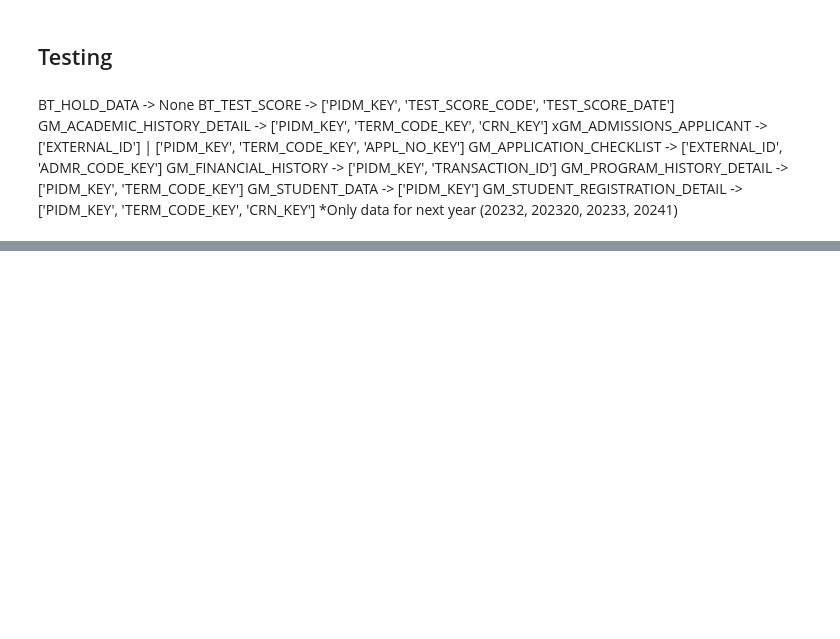
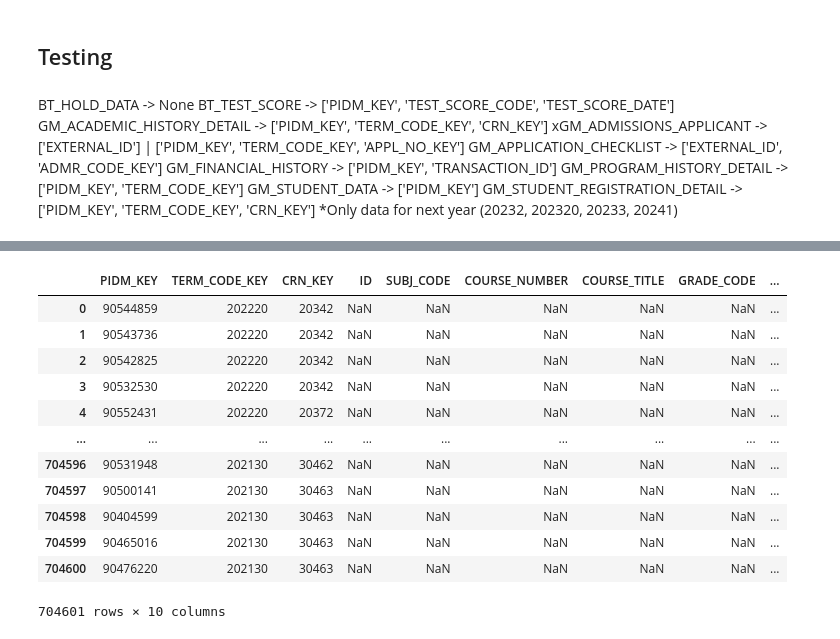
Before and after one commit to JoseTellezRendon/CRM-Validation, a Jupyter notebook: quick_test.ipynb, the cells around one changed output, grey strips where cells are left out. Saved outputs shown, nothing was run; the diff lists cells and outputs as text; code cells hidden in the pictures; blank space fills up the shorter version.

```diff
--- a/quick_test.ipynb
+++ b/quick_test.ipynb
@@ -425,0 +618,16 @@ AttributeError: property 'existence_result' of 'Validator' object has no setter
+# %%
+acad_hist_validator.target_rows_not_in_origin
+# %% [output]
+|  | PIDM_KEY | TERM_CODE_KEY | CRN_KEY | ID | SUBJ_CODE | COURSE_NUMBER | COURSE_TITLE | GRADE_CODE | ... |
+| 0 | 90544859 | 202220 | 20342 | NaN | NaN | NaN | NaN | NaN | ... |
+| 1 | 90543736 | 202220 | 20342 | NaN | NaN | NaN | NaN | NaN | ... |
+| 2 | 90542825 | 202220 | 20342 | NaN | NaN | NaN | NaN | NaN | ... |
+| 3 | 90532530 | 202220 | 20342 | NaN | NaN | NaN | NaN | NaN | ... |
+| 4 | 90552431 | 202220 | 20372 | NaN | NaN | NaN | NaN | NaN | ... |
+| ... | ... | ... | ... | ... | ... | ... | ... | ... | ... |
+| 704596 | 90531948 | 202130 | 30462 | NaN | NaN | NaN | NaN | NaN | ... |
+| 704597 | 90500141 | 202130 | 30463 | NaN | NaN | NaN | NaN | NaN | ... |
+| 704598 | 90404599 | 202130 | 30463 | NaN | NaN | NaN | NaN | NaN | ... |
+| 704599 | 90465016 | 202130 | 30463 | NaN | NaN | NaN | NaN | NaN | ... |
+| 704600 | 90476220 | 202130 | 30463 | NaN | NaN | NaN | NaN | NaN | ... |
+704601 rows × 10 columns
```
Also changed, not shown: parts of 52 cells of this notebook, 1 other file.
